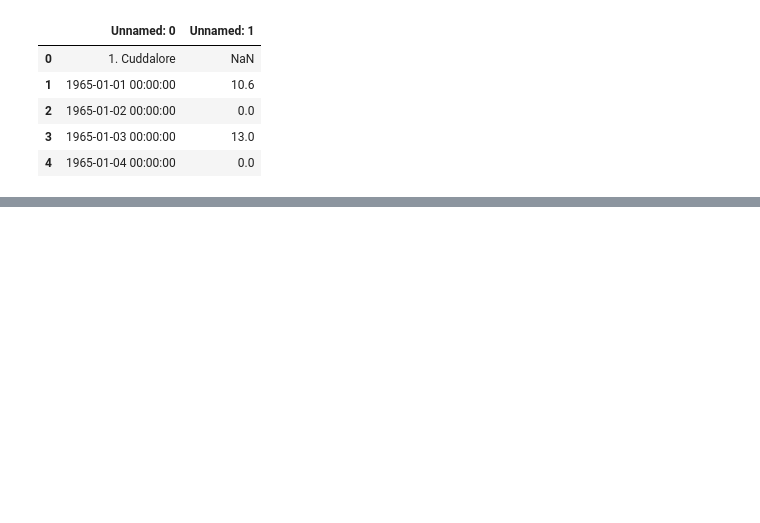
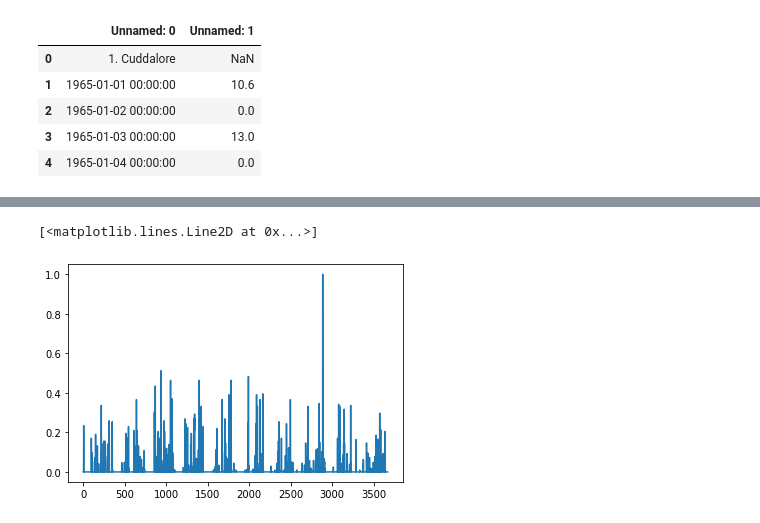
Before and after one commit to VishnuBhaarath/Rainfallpred, a Jupyter notebook: LSTMsinglelayermae100.ipynb, the cells around one changed output, grey strips where cells are left out. Saved outputs shown, nothing was run; the diff lists cells and outputs as text; code cells hidden in the pictures; blank space fills up the shorter version.

```diff
--- a/LSTMsinglelayermae100.ipynb
+++ b/LSTMsinglelayermae100.ipynb
@@ -689,3 +787,8 @@ mean_absolute_error(y_test2,ypred1)
+# %%
+plt.plot(y_test2)
+# %% [output]
+[<matplotlib.lines.Line2D at 0x...>]
+[figure, added]
 # %%
 r2_score(y2,ypred)
 # %% [output]
```
Also changed, not shown: parts of 205 cells of this notebook.
